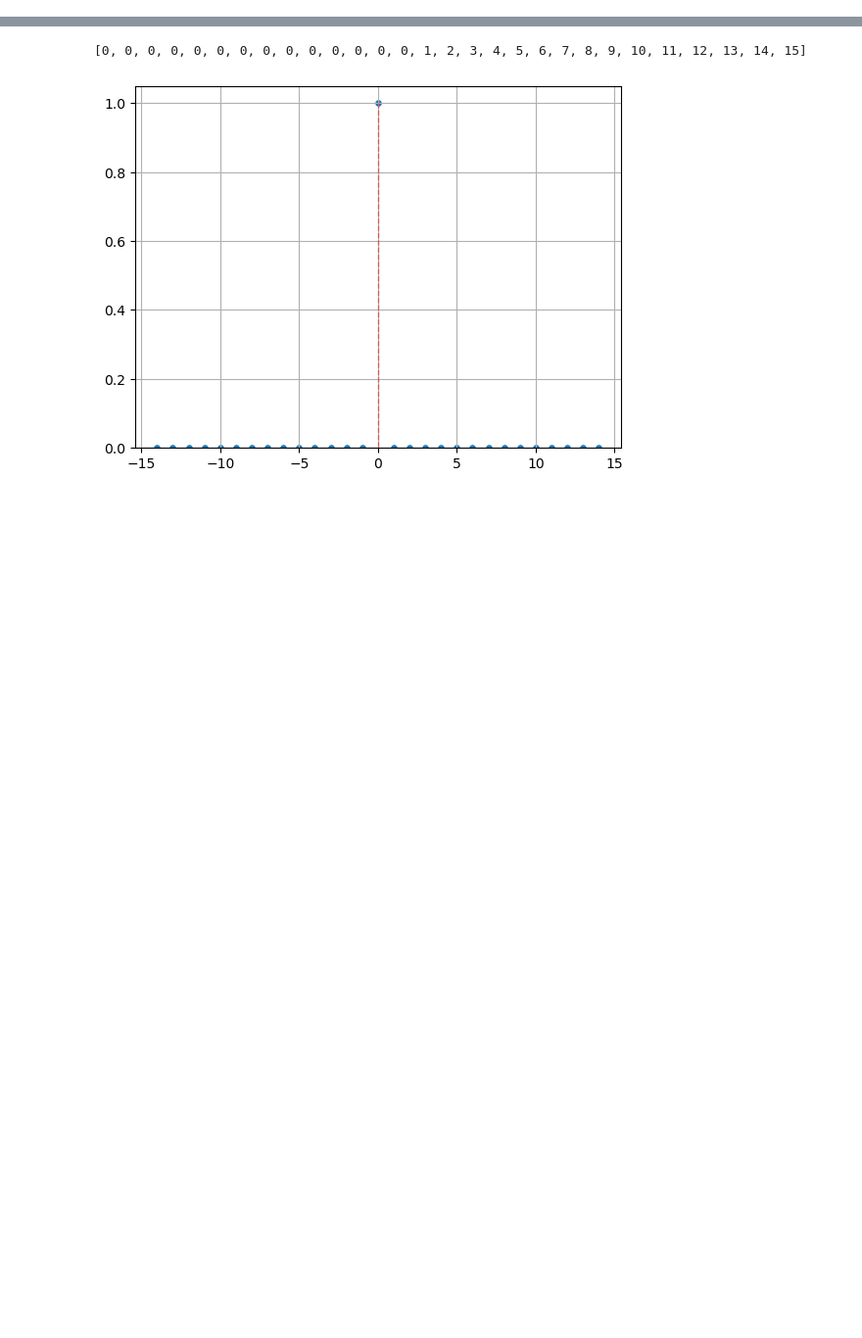
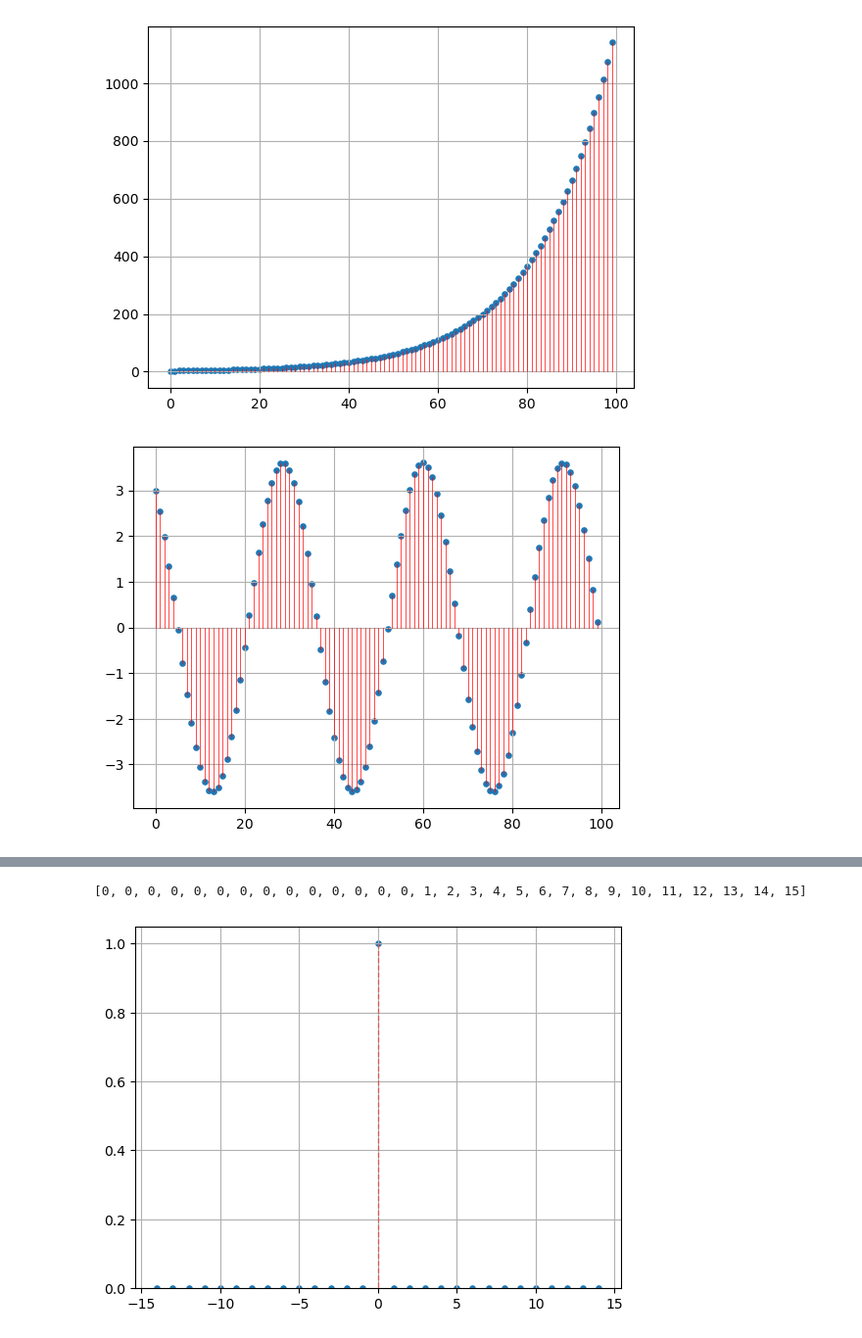
Before and after one commit to abrxao/faculdade, a Jupyter notebook: semestre_4/sinais_e_sistemas/atividade_1.ipynb, the cells around one changed output, grey strips where cells are left out. Shown at 98% size. Cells and saved outputs as stored; diff of their text form; code cells hidden in the pictures; blank space fills up the shorter version.

```diff
--- a/semestre_4/sinais_e_sistemas/atividade_1.ipynb
+++ b/semestre_4/sinais_e_sistemas/atividade_1.ipynb
@@ -16,21 +37,24 @@ for amostra in val_amostras:
 # %%
 import numpy as np
 C = complex(3,2)
-a_exp = complex(.1,0)
-a_osc = complex(0,.4)
-a_amortecido = complex(-.07,.4)
+a_exp = complex(.06,0)
+a_osc = complex(0,.2)
+a_amortecido = complex(-.04,.4)
 
 v_abc = [(C,a_exp),(C,a_osc),(C,a_amortecido)]
 
 y=[]
-num_de_amostras = 60
+num_de_amostras = 100
 for tuple in v_abc:
     C,a = tuple
     for n in range(num_de_amostras):
         y.append(C* np.exp(a*n))
     plt.scatter(range(len(np.real(y))),y, s=14)
     for i in range(len(y)):
         plt.plot([i, i], [y[i], 0], color='r', linewidth=0.5)
     plt.grid(True)
     plt.show()
     y.clear()
+# %% [output]
+[figure, added]
+[figure, added]
```
Also changed, not shown: parts of 4 cells of this notebook.
